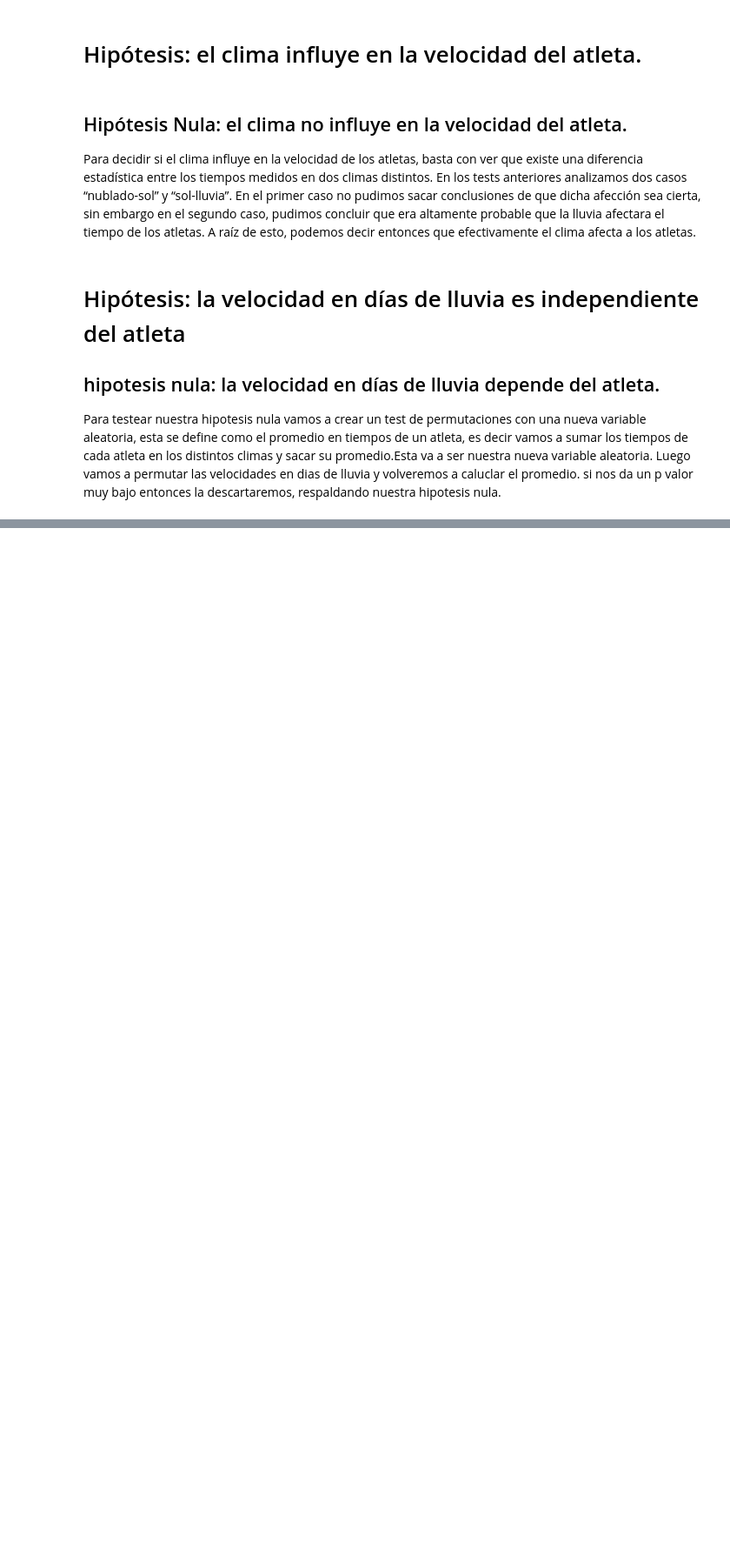
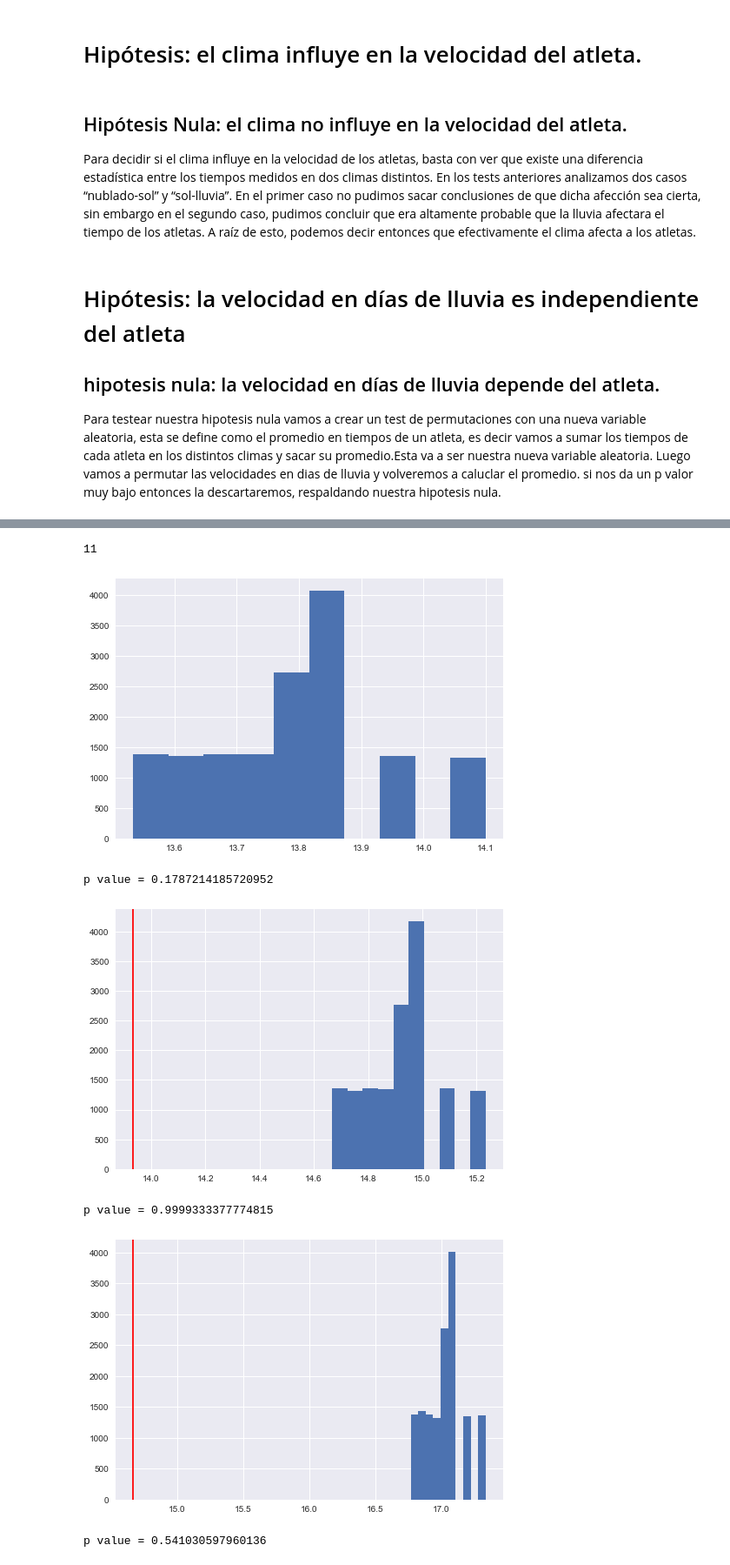
Before and after one commit to FerFrassia/DataScience, a Jupyter notebook: tp1/Untitled.ipynb, the cells around one changed output, grey strips where cells are left out. Shown at 87% size. Cells and saved outputs as stored; diff of their text form; code cells hidden in the pictures; blank space fills up the shorter version.

```diff
--- a/tp1/Untitled.ipynb
+++ b/tp1/Untitled.ipynb
@@ -287,0 +245,24 @@ si nos da un p valor muy bajo entonces la descartaremos, respaldando nuestra hip
+# %%
+lendelta = len(delta)-1
+print(len(delta[1]))
+for i in range(0,10):
+    aux = []
+    acum=0
+    for j in range(0,lendelta):
+        intaux = delta[j][i]
+        aux.append(intaux)
+        if delta[0][i] <= intaux:
+            acum += 1
+    pval=acum/len(delta)
+    plt.hist(aux)
+    plt.show()
+    plt.axvline(x=delta[0][i], color='r')
+    print("p value = " + str(pval))
+# %% [output]
+11
+[figure, added]
+p value = 0.1787214185720952
+[figure, added]
+p value = 0.9999333377774815
+[figure, added]
+p value = 0.541030597960136
```
Also changed, not shown: parts of 44 cells of this notebook.
